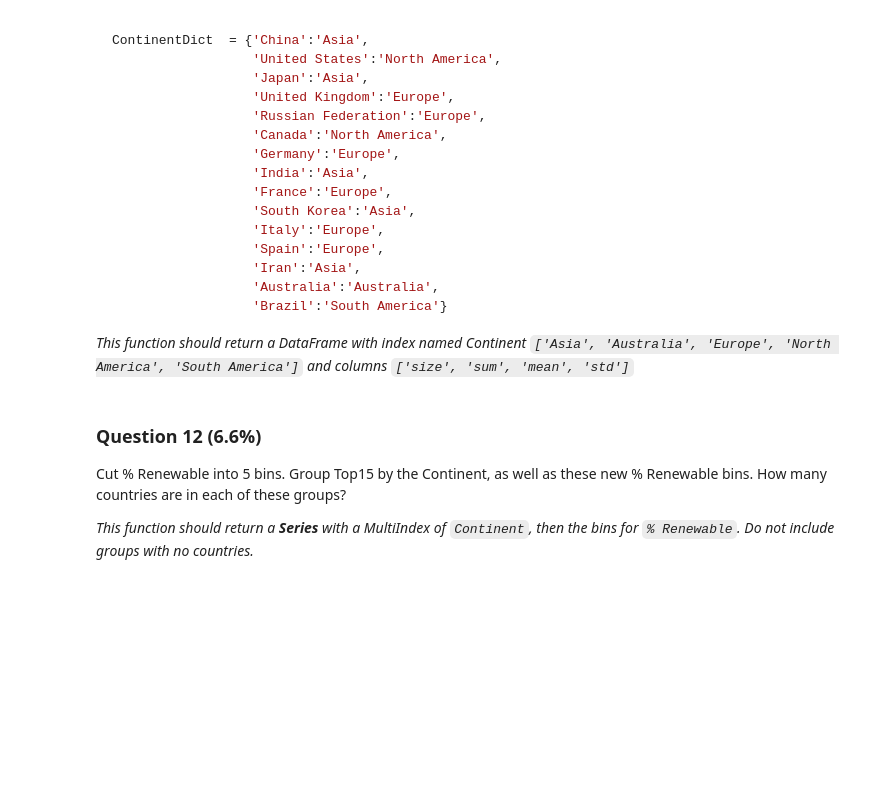
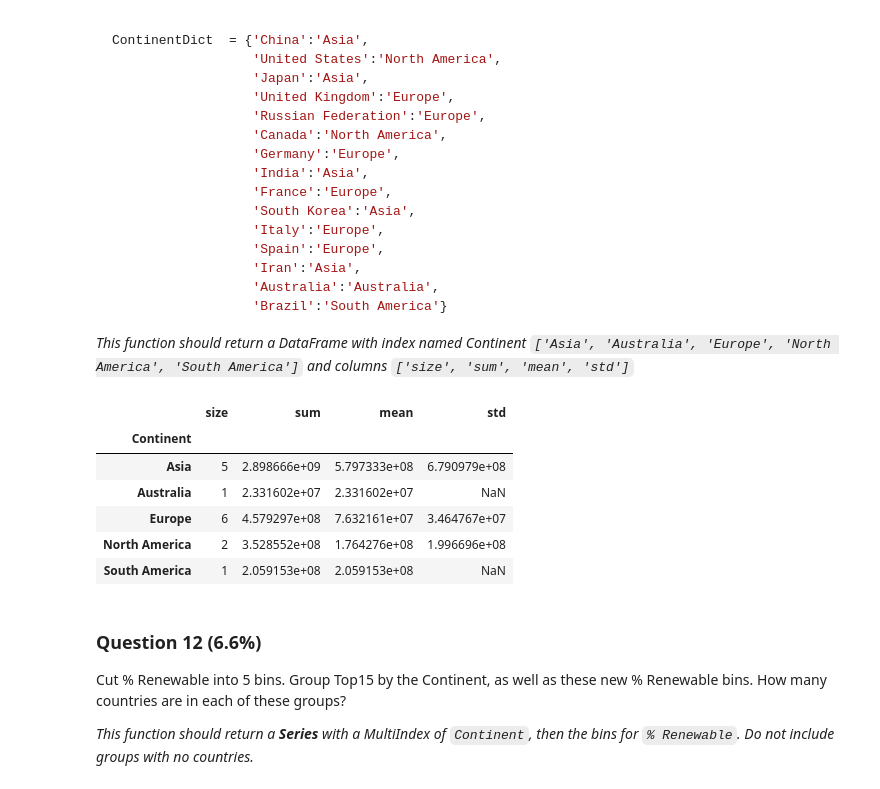
Before and after one commit to DeeptanshuM/HypothesisTestingProject, a Jupyter notebook: Assignment 3.ipynb, the cells around one changed output. Drawn from its saved outputs; the diff is of its cells as text; code cells hidden in the pictures; blank space fills up the shorter version.

````diff
--- a/Assignment 3.ipynb
+++ b/Assignment 3.ipynb
@@ -343,10 +343,39 @@ ContinentDict  = {'China':'Asia',
 ```
 
 *This function should return a DataFrame with index named Continent `['Asia', 'Australia', 'Europe', 'North America', 'South America']` and columns `['size', 'sum', 'mean', 'std']`*
-# %%
-def answer_eleven():
-    Top15 = answer_one()
-    return "ANSWER"
+# %%
+def answer_eleven():
+    Top15 = answer_one()
+    ContinentDict  = {'China':'Asia',
+                      'United States':'North America',
+                      'Japan':'Asia',
+                      'United Kingdom':'Europe',
+                      'Russian Federation':'Europe',
+                      'Canada':'North America',
+                      'Germany':'Europe',
+                      'India':'Asia',
+                      'France':'Europe',
+                      'South Korea':'Asia',
+                      'Italy':'Europe',
+                      'Spain':'Europe',
+                      'Iran':'Asia',
+                      'Australia':'Australia',
+                      'Brazil':'South America'}
+    Top15['size'] = None
+    Top15['PopulationEst'] = Top15['Energy Supply'] / Top15['Energy Supply per Capita']
+    for i in Top15.index.tolist():
+        Top15.loc[i, 'Continent'] = ContinentDict[i]
+    return Top15.groupby('Continent')['PopulationEst'].agg(['size', 'sum', 'mean','std'])
+
+answer_eleven()
+# %% [output]
+|  | size | sum | mean | std |
+| Continent |  |  |  |  |
+| Asia | 5 | 2.898666e+09 | 5.797333e+08 | 6.790979e+08 |
+| Australia | 1 | 2.331602e+07 | 2.331602e+07 | NaN |
+| Europe | 6 | 4.579297e+08 | 7.632161e+07 | 3.464767e+07 |
+| North America | 2 | 3.528552e+08 | 1.764276e+08 | 1.996696e+08 |
+| South America | 1 | 2.059153e+08 | 2.059153e+08 | NaN |
 # %% [markdown]
 ### Question 12 (6.6%)
 Cut % Renewable into 5 bins. Group Top15 by the Continent, as well as these new % Renewable bins. How many countries are in each of these groups?
````
